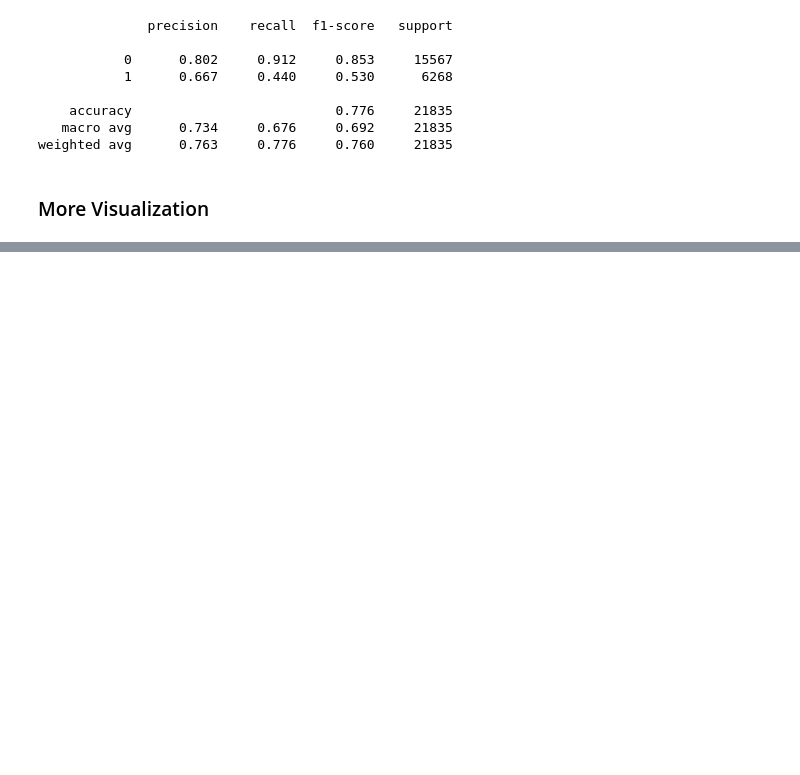
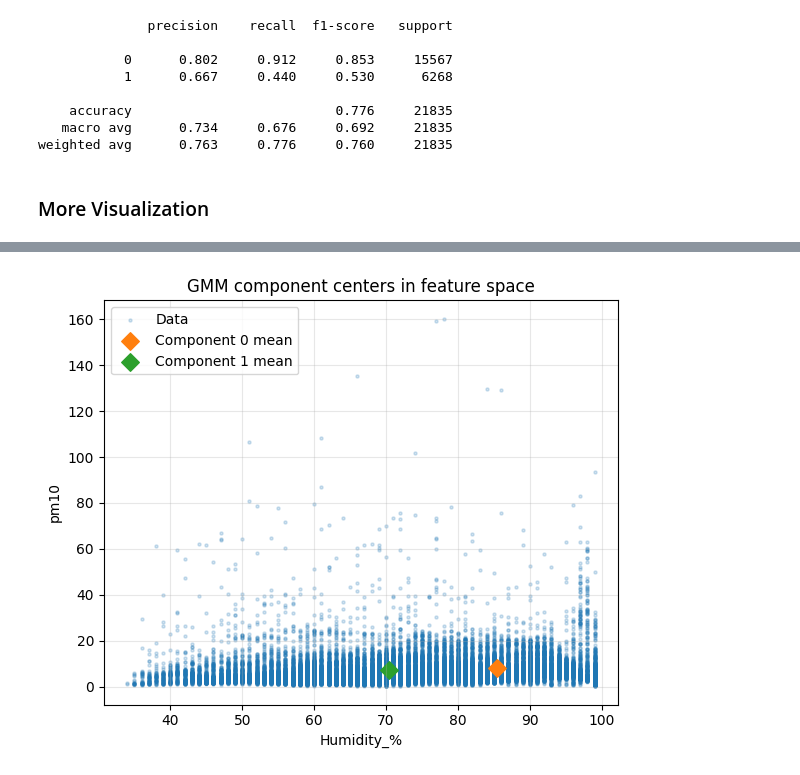
Before and after one commit to KriishAHate/EECE5644-Machine_Learning, a Jupyter notebook: Machine learning final project/Data cleaning/Basic_GMM_script.ipynb, the cells around one changed output, grey strips where cells are left out. Saved outputs shown, nothing was run; the diff lists cells and outputs as text; code cells hidden in the pictures; blank space fills up the shorter version.

```diff
--- a/Machine learning final project/Data cleaning/Basic_GMM_script.ipynb
+++ b/Machine learning final project/Data cleaning/Basic_GMM_script.ipynb
@@ -281,0 +224,35 @@ plt.show()
+# %%
+# Map component means from scaled space back to original feature space
+means_scaled = gmm_fog.means_ # shape (n_components, n_features)
+means_orig   = scaler.inverse_transform(means_scaled)
+
+f1_idx = feature_cols.index(f1)
+f2_idx = feature_cols.index(f2)
+
+means_orig_f1 = means_orig[:, f1_idx]
+means_orig_f2 = means_orig[:, f2_idx]
+
+fig, ax = plt.subplots(figsize=(6, 5))
+
+# data points (light background)
+ax.scatter(X_raw[f1], X_raw[f2], s=5, alpha=0.2, label="Data")
+
+# component centers
+for k in range(means_orig.shape[0]):
+    ax.scatter(
+        means_orig_f1[k],
+        means_orig_f2[k],
+        s=80,
+        marker="D",
+        label=f"Component {k} mean"
+    )
+
+ax.set_xlabel(f1)
+ax.set_ylabel(f2)
+ax.set_title("GMM component centers in feature space")
+ax.legend()
+ax.grid(True, alpha=0.3)
+plt.tight_layout()
+plt.show()
+# %% [output]
+[figure, added]
```
Also changed, not shown: parts of 8 cells of this notebook, 2 other files.
